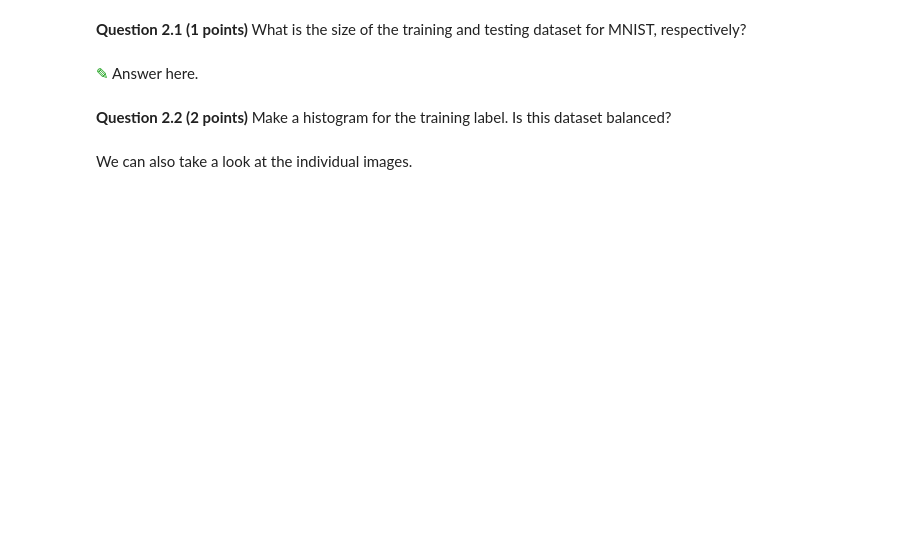
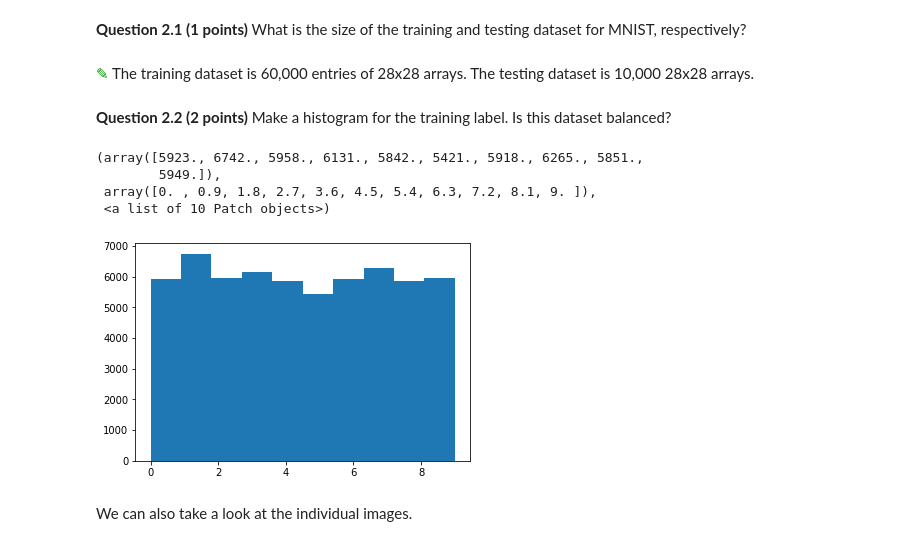
Before and after one commit to doylekay/cmse202-f20-turnin, a Jupyter notebook: HW_05_TF_STUDENT.ipynb, the cells around one changed output. Cells and saved outputs as stored; diff of their text form; code cells hidden in the pictures; blank space fills up the shorter version.

```diff
--- a/HW_05_TF_STUDENT.ipynb
+++ b/HW_05_TF_STUDENT.ipynb
@@ -109,11 +118,18 @@ test_labels
 # %% [markdown]
 **Question 2.1 (1 points)** What is the size of the training and testing dataset for MNIST, respectively?
-# %% [markdown]
-<font size=8 color="#009600">&#9998;</font> Answer here.
+# %% [markdown]
+<font size=8 color="#009600">&#9998;</font> The training dataset is 60,000 entries of 28x28 arrays. The testing dataset is 10,000 28x28 arrays.
 # %% [markdown]
 **Question 2.2 (2 points)** Make a histogram for the training label. Is this dataset balanced?
 # %%
 ### Put your code here ###
+plt.hist(train_labels)
+# %% [output]
+(array([5923., 6742., 5958., 6131., 5842., 5421., 5918., 6265., 5851.,
+        5949.]),
+ array([0. , 0.9, 1.8, 2.7, 3.6, 4.5, 5.4, 6.3, 7.2, 8.1, 9. ]),
+ <a list of 10 Patch objects>)
+[figure, added]
 # %% [markdown]
 We can also take a look at the individual images.
 # %%
```
Also changed, not shown: parts of 29 cells of this notebook.
